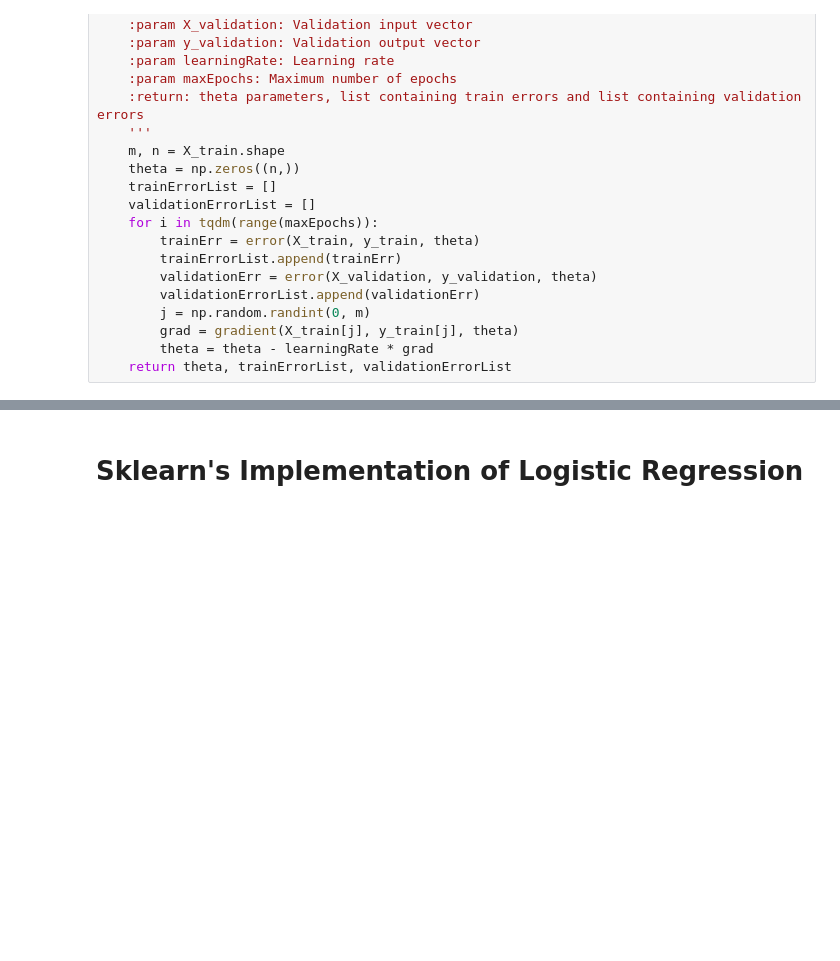
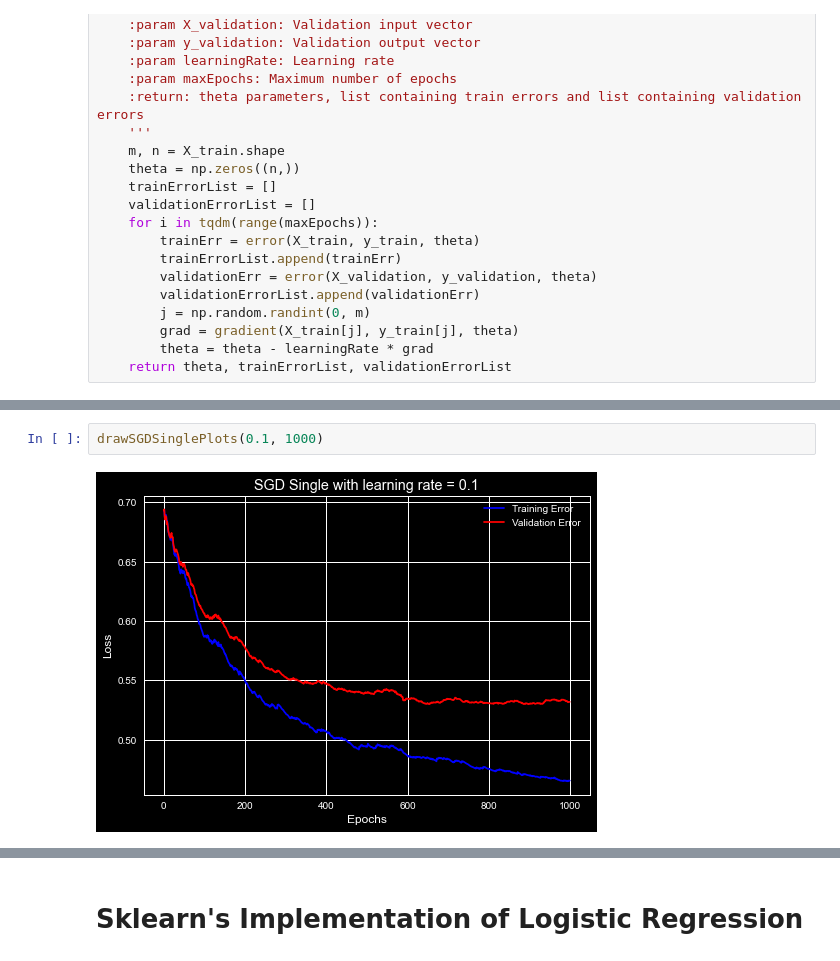
Before and after one commit to PritishWadhwa/ML-Assignments, a Jupyter notebook: Assignment1/Q2.ipynb, the cells around one changed output, grey strips where cells are left out. Drawn from its saved outputs; the diff is of its cells as text; blank space fills up the shorter version.

```diff
--- a/Assignment1/Q2.ipynb
+++ b/Assignment1/Q2.ipynb
@@ -373,0 +400,4 @@ drawSGDPlots(0.01, 100)
+# %%
+drawSGDSinglePlots(0.1, 1000)
+# %% [output]
+[figure, added]
```
Also changed, not shown: parts of 34 cells of this notebook, 23 other files.
